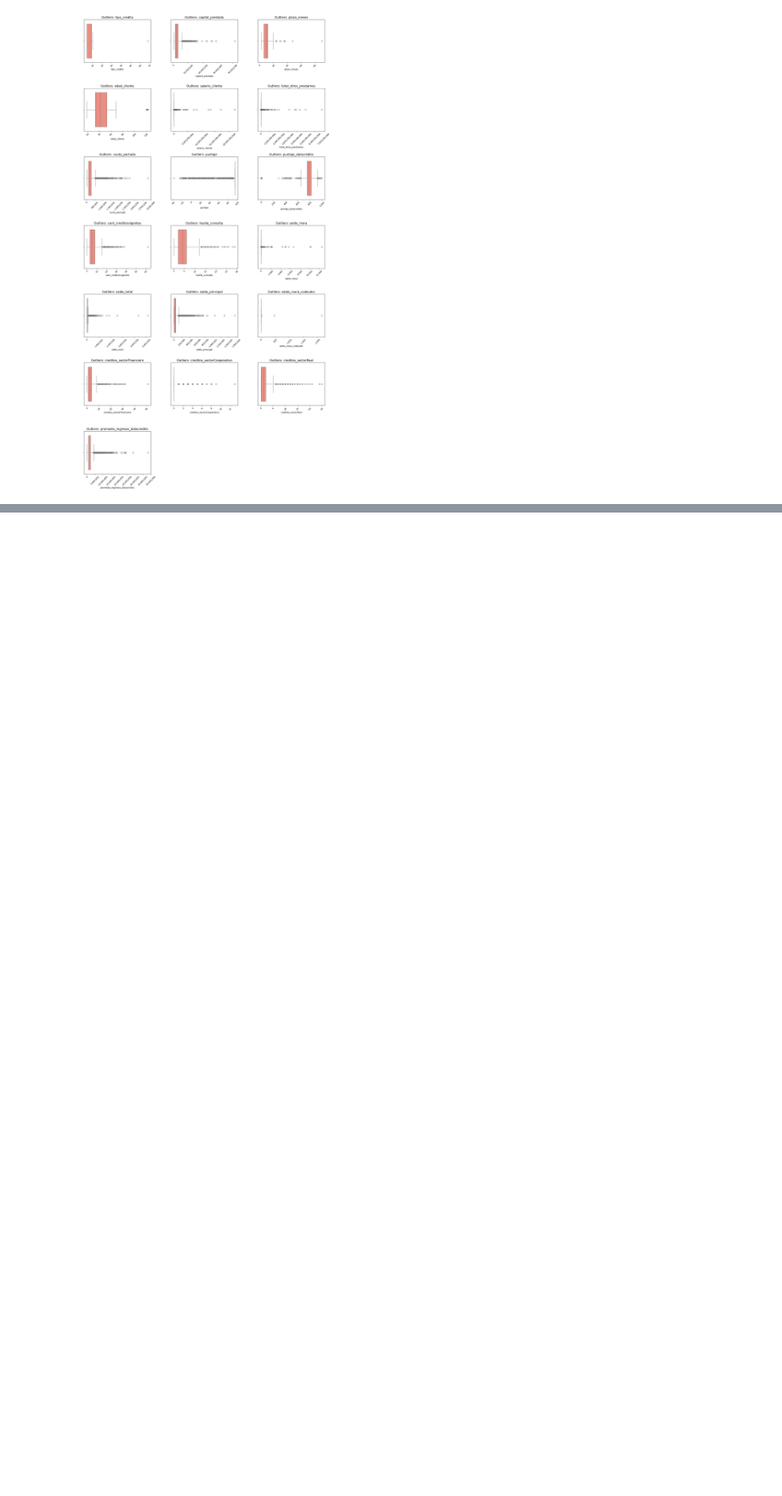
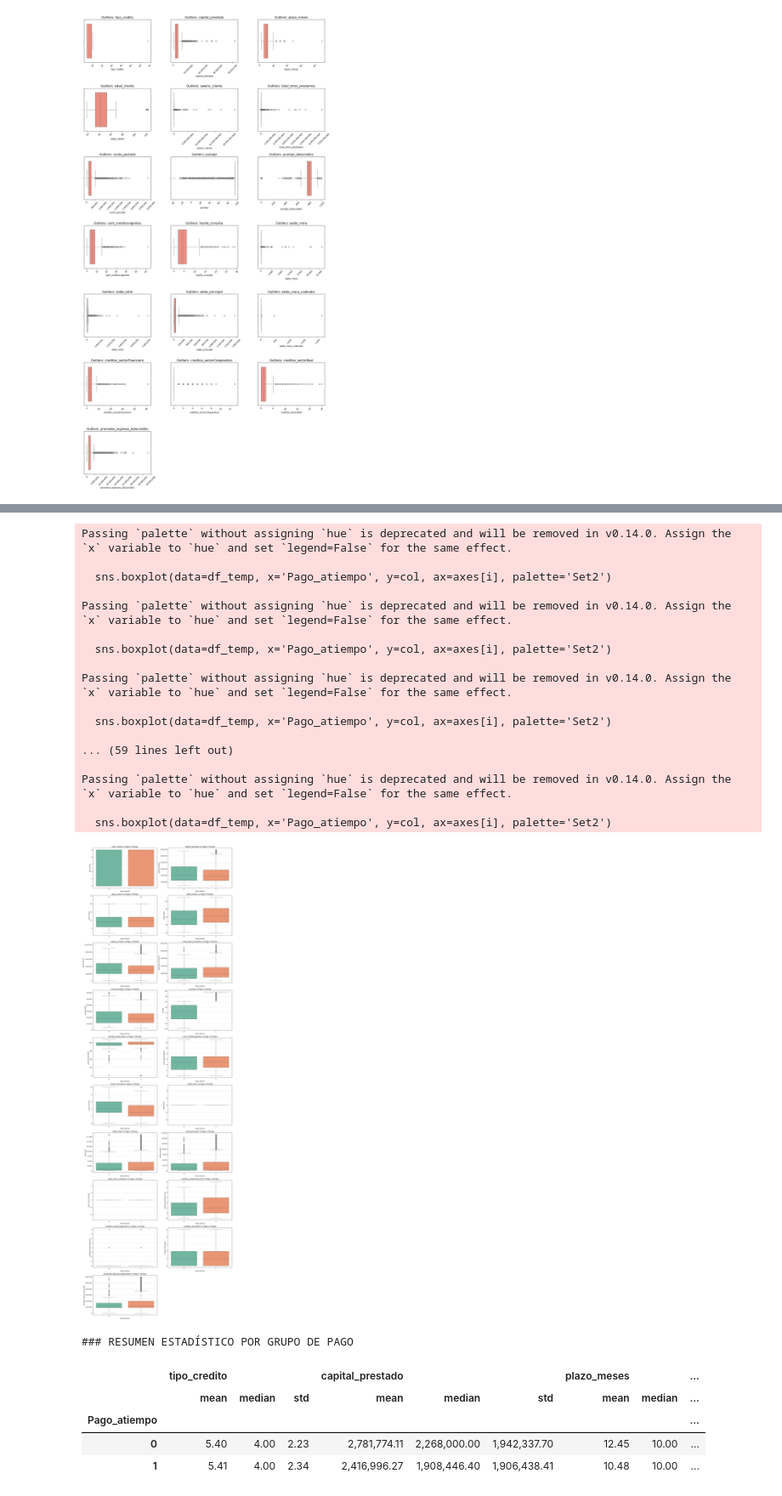
Before and after one commit to roomunoz/PIM5, a Jupyter notebook: src/comprension_eda.ipynb, the cells around one changed output, grey strips where cells are left out. Shown at 85% size. Drawn from its saved outputs; the diff is of its cells as text; code cells hidden in the pictures; blank space fills up the shorter version.

```diff
--- a/src/comprension_eda.ipynb
+++ b/src/comprension_eda.ipynb
@@ -108,3 +259,0 @@ Index(['tipo_credito', 'fecha_prestamo', 'capital_prestado', 'plazo_meses',
-# %%
-# Unificar nulos: Convertir celdas vacías o con solo espacios en NaN
-df.replace(r'^\s*$', np.nan, regex=True, inplace=True)
@@ -458,14 +348,0 @@ Passing `palette` without assigning `hue` is deprecated and will be removed in v
-# %%
-# Comparamos las categorías principales contra la variable objetivo
-cat_to_compare = ['tipo_laboral', 'tendencia_ingresos']
-
-fig, axes = plt.subplots(1, 2, figsize=(18, 6))
-
-for i, col in enumerate(cat_to_compare):
-    # Usamos hue='Pago_atiempo' para ver la proporción de pago en cada grupo
-    sns.countplot(data=df, x=col, hue='Pago_atiempo', ax=axes[i], palette='viridis')
-    axes[i].set_title(f'Relación: {col} vs Pago a Tiempo', fontsize=14)
-    axes[i].tick_params(axis='x', rotation=30)
-
-plt.tight_layout()
-plt.show()
@@ -699,0 +425,63 @@ En los registros se observa que, efectivamente, hay una relación directa. Por e
+# %%
+import seaborn as sns
+import matplotlib.pyplot as plt
+import matplotlib.ticker as ticker
+
+# Configuración de escala y formato
+pd.options.display.float_format = '{:,.2f}'.format
+num_cols = [c for c in df.select_dtypes(include=['number']).columns if c != 'Pago_atiempo']
+
+# 1. Crear la cuadrícula de subplots
+n_cols = 2
+n_rows = (len(num_cols) + n_cols - 1) // n_cols
+fig, axes = plt.subplots(n_rows, n_cols, figsize=(16, n_rows * 5))
+axes = axes.flatten()
+
+for i, col in enumerate(num_cols):
+    # Filtrado de outliers para visualización (P95) como en tus fuentes [3]
+    limite = df[col].quantile(0.95)
+    df_temp = df[df[col] <= limite]
+
+    sns.boxplot(data=df_temp, x='Pago_atiempo', y=col, ax=axes[i], palette='Set2')
+
+    # FORMATO: Quitar 1e7 y poner separadores de miles
+    axes[i].yaxis.set_major_formatter(ticker.StrMethodFormatter('{x:,.0f}'))
+    axes[i].set_title(f'{col} vs Pago a Tiempo', fontsize=13)
+    axes[i].grid(axis='y', linestyle='--', alpha=0.6)
+
+# Ocultar ejes vacíos si los hay
+for j in range(i + 1, len(axes)):
+    fig.delaxes(axes[j])
+
+plt.tight_layout()
+plt.show()
+
+# 2. Mostrar Tabla Resumen de Numéricas
+print("### RESUMEN ESTADÍSTICO POR GRUPO DE PAGO")
+resumen_num = df.groupby('Pago_atiempo')[num_cols].agg(['mean', 'median', 'std'])
+display(resumen_num)
+# %% [output]
+Passing `palette` without assigning `hue` is deprecated and will be removed in v0.14.0. Assign the `x` variable to `hue` and set `legend=False` for the same effect.
+
+  sns.boxplot(data=df_temp, x='Pago_atiempo', y=col, ax=axes[i], palette='Set2')
+
+Passing `palette` without assigning `hue` is deprecated and will be removed in v0.14.0. Assign the `x` variable to `hue` and set `legend=False` for the same effect.
+
+  sns.boxplot(data=df_temp, x='Pago_atiempo', y=col, ax=axes[i], palette='Set2')
+
+Passing `palette` without assigning `hue` is deprecated and will be removed in v0.14.0. Assign the `x` variable to `hue` and set `legend=False` for the same effect.
+
+  sns.boxplot(data=df_temp, x='Pago_atiempo', y=col, ax=axes[i], palette='Set2')
+
+... (59 lines left out)
+
+Passing `palette` without assigning `hue` is deprecated and will be removed in v0.14.0. Assign the `x` variable to `hue` and set `legend=False` for the same effect.
+
+  sns.boxplot(data=df_temp, x='Pago_atiempo', y=col, ax=axes[i], palette='Set2')
+[figure, added]
+### RESUMEN ESTADÍSTICO POR GRUPO DE PAGO
+|  | tipo_credito |  |  | capital_prestado |  |  | plazo_meses |  | ... |
+|  | mean | median | std | mean | median | std | mean | median | ... |
+| Pago_atiempo |  |  |  |  |  |  |  |  | ... |
+| 0 | 5.40 | 4.00 | 2.23 | 2,781,774.11 | 2,268,000.00 | 1,942,337.70 | 12.45 | 10.00 | ... |
+| 1 | 5.41 | 4.00 | 2.34 | 2,416,996.27 | 1,908,446.40 | 1,906,438.41 | 10.48 | 10.00 | ... |
```
Also changed, not shown: parts of 93 cells of this notebook, 2 other files.
